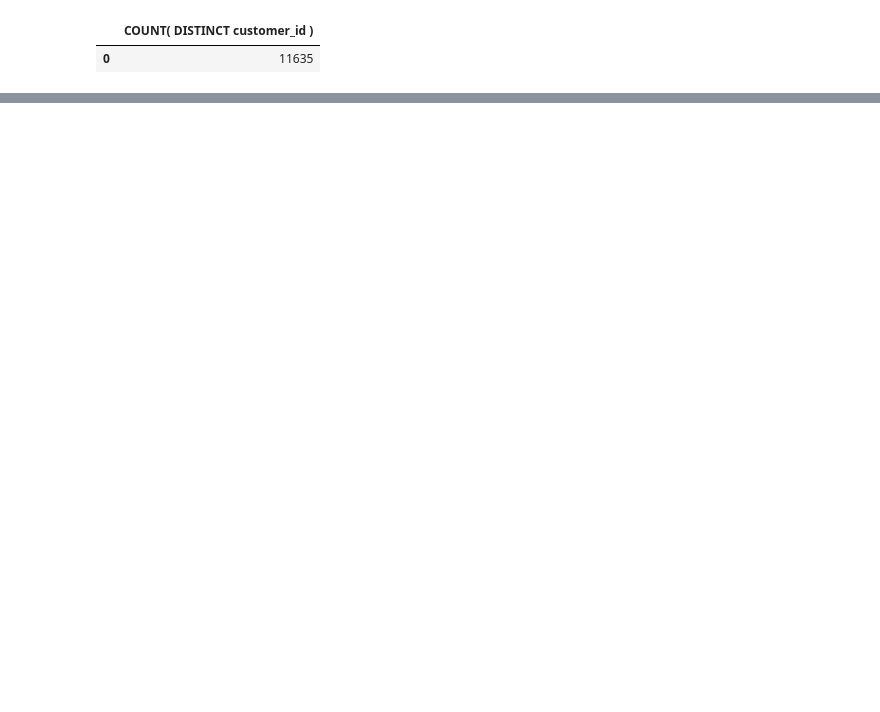
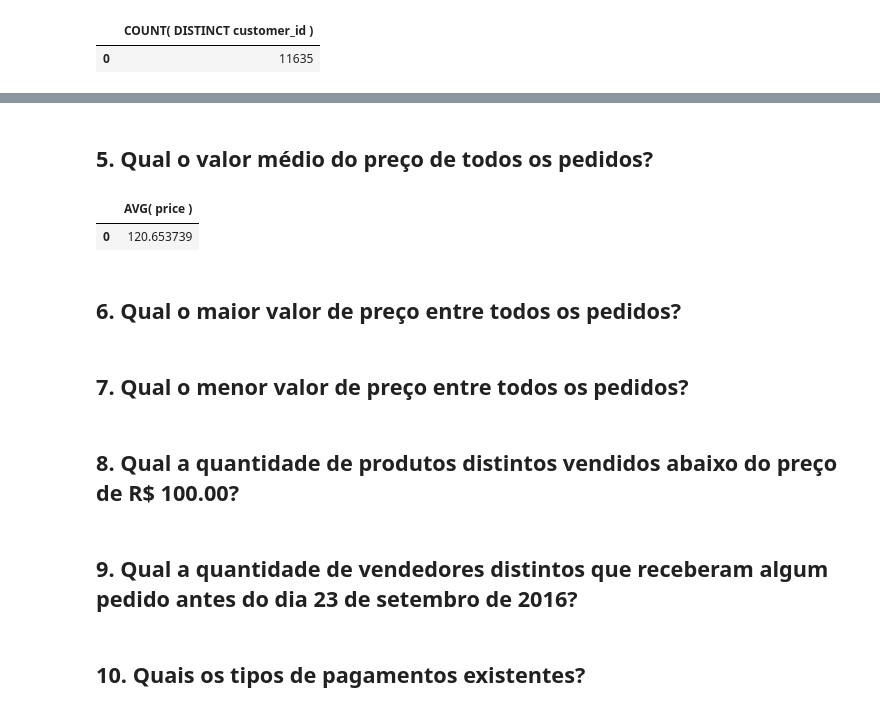
Before and after one commit to alessandra-barbosa/olist_brazil_advanced_sql, a Jupyter notebook: olist_brazil_avanced_sql.ipynb, the cells around one changed output, grey strips where cells are left out. Drawn from its saved outputs; the diff is of its cells as text; code cells hidden in the pictures; blank space fills up the shorter version.

```diff
--- a/olist_brazil_avanced_sql.ipynb
+++ b/olist_brazil_avanced_sql.ipynb
@@ -560,0 +583,25 @@ seller_id                 TEXT,
+# %% [markdown]
+## 5. Qual o valor médio do preço de todos os pedidos?
+# %%
+query="""
+
+SELECT
+AVG( price )
+FROM order_items oi
+
+"""
+table=pd.read_sql_query(query,conn)
+table
+# %% [output]
+|  | AVG( price ) |
+| 0 | 120.653739 |
+# %% [markdown]
+## 6. Qual o maior valor de preço entre todos os pedidos?
+# %% [markdown]
+## 7. Qual o menor valor de preço entre todos os pedidos?
+# %% [markdown]
+## 8. Qual a quantidade de produtos distintos vendidos abaixo do preço de R$ 100.00?
+# %% [markdown]
+## 9. Qual a quantidade de vendedores distintos que receberam algum pedido antes do dia 23 de setembro de 2016?
+# %% [markdown]
+## 10. Quais os tipos de pagamentos existentes?
```
Also changed, not shown: parts of 25 cells of this notebook, 2 other files.
